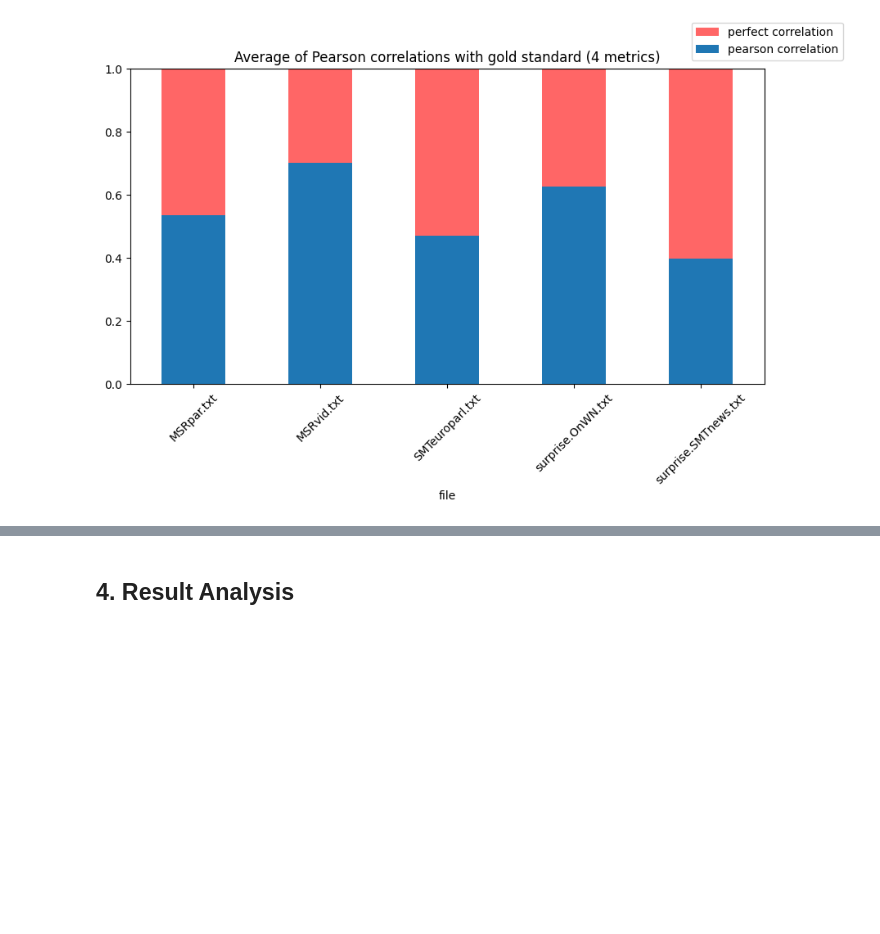
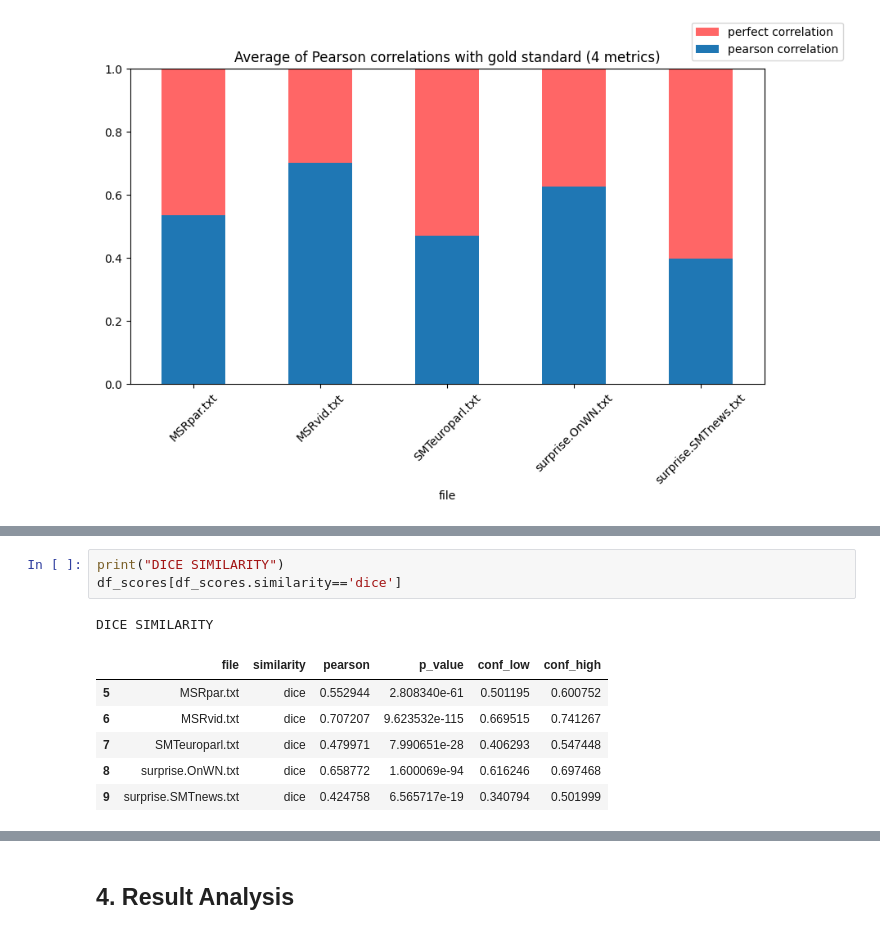
Before and after one commit to BecTome/UPC_MasterArtificialIntelligence, a Jupyter notebook: IHLT/Labs/Lab2_Structure/readPars.ipynb, the cells around one changed output, grey strips where cells are left out. Drawn from its saved outputs; the diff is of its cells as text; blank space fills up the shorter version.

```diff
--- a/IHLT/Labs/Lab2_Structure/readPars.ipynb
+++ b/IHLT/Labs/Lab2_Structure/readPars.ipynb
@@ -452,0 +483,11 @@ fig.legend(['perfect correlation', 'pearson correlation']);
+# %%
+print("DICE SIMILARITY")
+df_scores[df_scores.similarity=='dice']
+# %% [output]
+DICE SIMILARITY
+|  | file | similarity | pearson | p_value | conf_low | conf_high |
+| 5 | MSRpar.txt | dice | 0.552944 | 2.808340e-61 | 0.501195 | 0.600752 |
+| 6 | MSRvid.txt | dice | 0.707207 | 9.623532e-115 | 0.669515 | 0.741267 |
+| 7 | SMTeuroparl.txt | dice | 0.479971 | 7.990651e-28 | 0.406293 | 0.547448 |
+| 8 | surprise.OnWN.txt | dice | 0.658772 | 1.600069e-94 | 0.616246 | 0.697468 |
+| 9 | surprise.SMTnews.txt | dice | 0.424758 | 6.565717e-19 | 0.340794 | 0.501999 |
```
Also changed, not shown: parts of 26 cells of this notebook.
